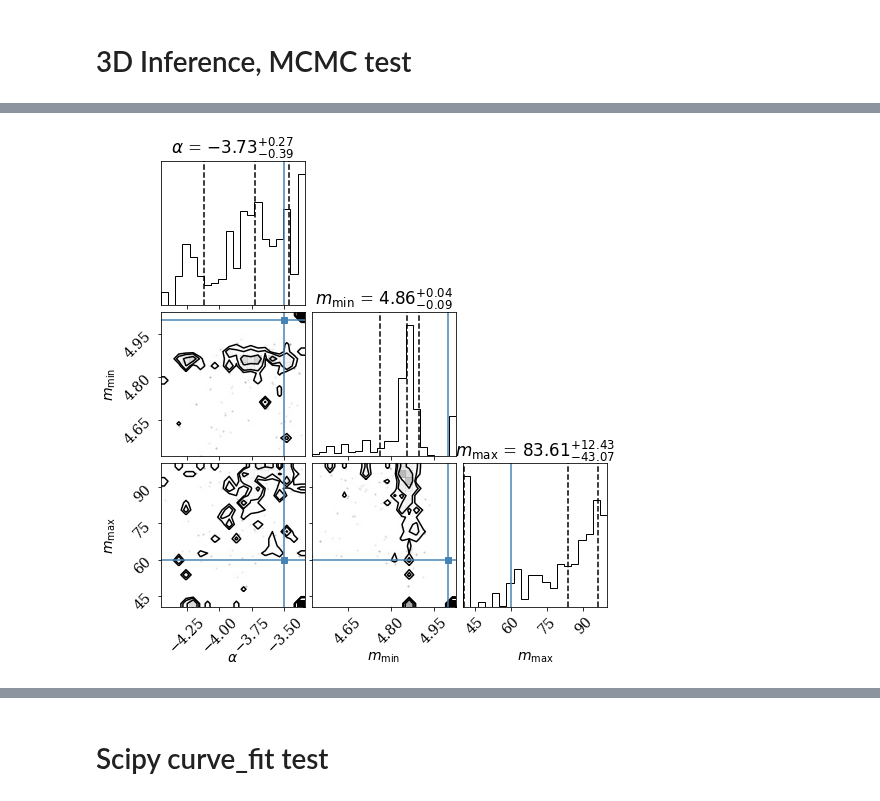
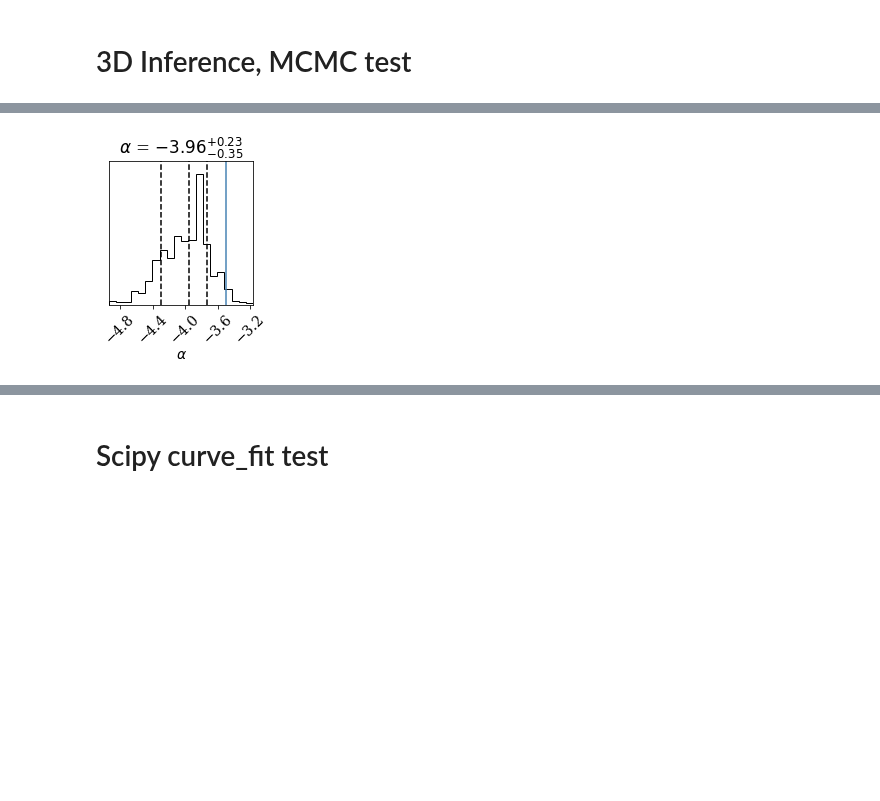
Before and after one commit to veome22/hybrid_waveforms, a Jupyter notebook: powerlaw_population_inference.ipynb, the cells around one changed output, grey strips where cells are left out. Drawn from its saved outputs; the diff is of its cells as text; code cells hidden in the pictures; blank space fills up the shorter version.

Commit message:
Began testing MCMC with 100 events

```diff
--- a/powerlaw_population_inference.ipynb
+++ b/powerlaw_population_inference.ipynb
@@ -1651,6 +1635,13 @@ def log_likelihood_alpha_m1max(m1_mu_events, m1_sigma_events, \
 # %% [markdown]
 ### $\lambda=0$
 # %%
-# Calculate the requisite mu_m1, sigma_m1 for the Event Likelihoods
-m1_mu_sampled, m1_sigma_events = sample_m1_events(df_mc, df_eta, biased=False)
+# # Calculate the requisite mu_m1, sigma_m1 for the Event Likelihoods
+# m1_mu_sampled, m1_sigma_events = sample_m1_events(df_mc, df_eta, biased=False)
+
+# set the required data
+m1_mu_sampled, m2_mu_sampled,  m1_variance, m2_variance, m1_m2_covariance = sample_m1_m2_events(df_mc[:100], df_eta[:100], injected=True)
+covariances = np.zeros((len(m1_mu_sampled), 2,2))
+
+for i in range(len(m1_mu_sampled)):
+    covariances[i] =  [[m1_variance[i], m1_m2_covariance[i]], [m1_m2_covariance[i], m2_variance[i]]]
 # %%
@@ -2331,18 +2326,21 @@ def lnprob(hyper):
 # %%
 def population_posterior(hyper):
     alpha = hyper[0]
-    m1_min_pow = hyper[1]
-    m1_max_pow = hyper[2]
-    beta = beta_inj
+    # m1_min_pow = hyper[1]
+    # m1_max_pow = hyper[2]
+
+    m1_min_pow = mmin_inj
+    m1_max_pow = mmax_inj
+    # beta = beta_inj
 
     if (alpha>-1.0) or (alpha<-5.0):
         return -np.inf
     if (m1_min_pow>5.5) or (m1_min_pow<4.5):
         return -np.inf
-    if (m1_max_pow>100.0) or (m1_max_pow<40.0):
+    if (m1_max_pow>200.0) or (m1_max_pow<40.0):
         return -np.inf
-    if (beta>1.0) or (beta<-2.5):
-        return -np.inf
+    # if (beta>1.0) or (beta<-2.5):
+    #     return -np.inf
 
     else:
         return lnprob(hyper)
@@ -2360,15 +2358,17 @@ Time: 65.02140 s
 # %%
-ndim, nwalkers = 3, 10
+ndim, nwalkers = 1, 3
 
 sampler = emcee.EnsembleSampler(nwalkers, ndim, population_posterior)
 
-p0 = np.random.uniform([-3.4, 4.99, 55], [-3.6, 5.01, 65], size=(nwalkers,ndim))
+# p0 = np.random.uniform([-3.4, 4.99, 55], [-3.6, 5.01, 65], size=(nwalkers,ndim))
+p0 = np.random.uniform([-4.2], [-3.8], size=(nwalkers,ndim))
+
 
 # burn-in sampler:
 state = sampler.run_mcmc(p0, 50, progress=True)
 sampler.reset()
 # %%
-N_MCMC = 100
+N_MCMC = 500
 
 # explore parameter space:
 state = sampler.run_mcmc(state, N_MCMC, progress=True)
@@ -2377,13 +2377,19 @@ state = sampler.run_mcmc(state, N_MCMC, progress=True)
 flat_samples = sampler.get_chain(discard=50, flat=True)
 # %%
 # samples
-fig = corner.corner(flat_samples, truths=[alpha_inj, mmin_inj, mmax_inj],\
-                    labels=[r"$\alpha$", r"$m_{\rm min}$", r"$m_{\rm max}$"],\
+
+fig = corner.corner(flat_samples, truths=[alpha_inj],\
+                    labels=[r"$\alpha$"],\
                         quantiles=[0.16, 0.5, 0.84],\
                             show_titles=True,)
+
+# fig = corner.corner(flat_samples, truths=[alpha_inj, mmin_inj, mmax_inj],\
+                    # labels=[r"$\alpha$", r"$m_{\rm min}$", r"$m_{\rm max}$"],\
+                    #     quantiles=[0.16, 0.5, 0.84],\
+                    #         show_titles=True,)
 # plt.savefig(plotdir + f"3D_ N_MCMC_{N_MCMC}.pdf")
 # %% [output]
-[figure, old version]
+[figure, new version]
 # %%
 samples = sampler.chain[:, 50:, :].reshape((-1, ndim))
 
```
Also changed, not shown: parts of 44 cells of this notebook.
